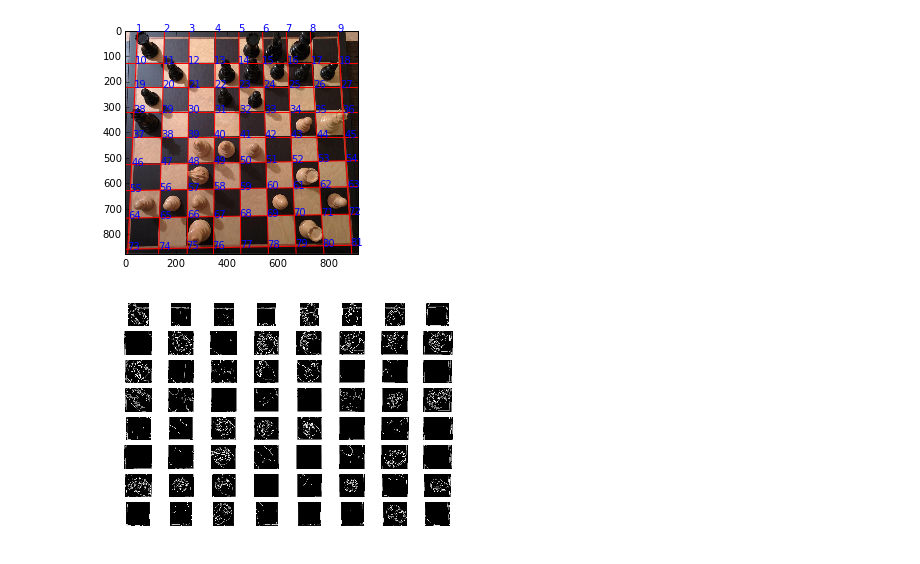
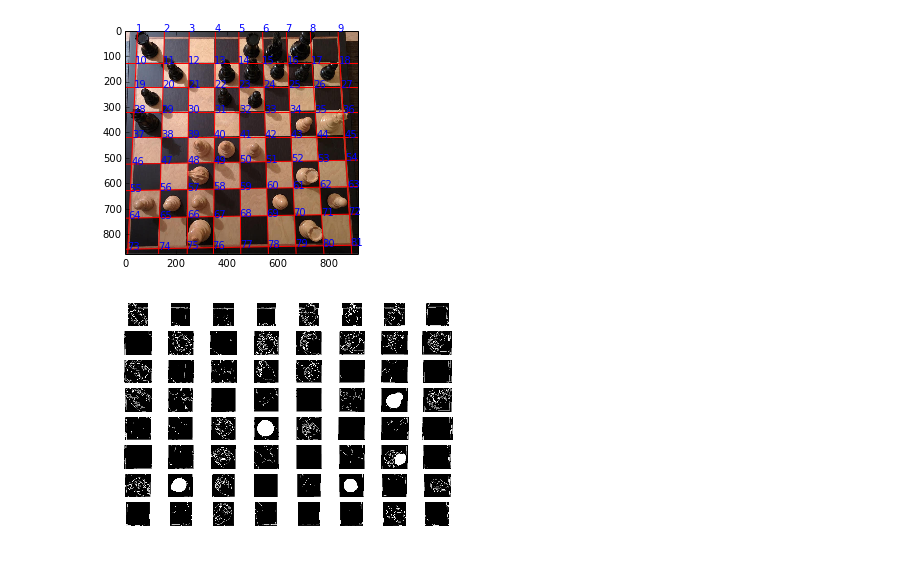
Before and after one commit to superwhoopy/chessreader, a Jupyter notebook: imgprocessor/chess_vision_experiments.ipynb, the cells around one changed output. Saved outputs shown, nothing was run; the diff lists cells and outputs as text; code cells hidden in the pictures.

```diff
--- a/imgprocessor/chess_vision_experiments.ipynb
+++ b/imgprocessor/chess_vision_experiments.ipynb
@@ -21,10 +27,11 @@ plt.show()
 # %% [output]
 [figure]
 # %%
+# play around with different transformations
 img_hsv = color.convert_colorspace(image, 'RGB', 'HSV')
 image_hue = img_hsv[:,:,1]
 image_blue = image[:,:,2]
-image_gray = color.rgb2gray(image)
+image_gray = exposure.equalize_hist(color.rgb2gray(image))
 image_canny = feature.canny(image_gray, 2)
 plt.imshow(image_canny, cmap=plt.cm.gray)
 plt.plot()
@@ -86,43 +94,39 @@ plt.plot()
 [figure]
 # %%
 # return a numpy array where each entry is the image of a square
+
 def find_squares(edges):
-    edges_matrix = np.zeros((9,9), dtype=(float,2))
     images_matrix = np.empty((8,8), dtype=object)
-    for i,edge in enumerate(edges): # probably equivalent to some smart reshape
-        edges_matrix[math.floor(i/9), i % 9] = edge
-
+    edges_matrix = np.reshape(edges, (9,9,2))
     for i in range(8):
         for j in range(8):
             top_left = edges_matrix[i][j]
             bottom_right = edges_matrix[i+1][j+1]
             square_image = image[math.floor(top_left[1]):math.ceil(bottom_right[1]), math.floor(top_left[0]):math.ceil(bottom_right[0])]
             images_matrix[i,j] = square_image
     return images_matrix
 
 def print_all_squares(squares):
     fig, axes = plt.subplots(nrows=8, ncols=8)
     for i in range(8):
         for j in range(8):
             axes[i][j].imshow(squares[i,j], cmap=plt.cm.gray)
             axes[i][j].axis('off')
     plt.plot()
 
 squares = find_squares(edges)
-# print_all_squares(squares)
 
 # perform canny edge detection on each square
-img_matrix = np.empty((8,8), dtype=object)
-for i in range(8):
-    for j in range(8):
-        img = squares[i,j]
-        img_gray = color.rgb2gray(img)
-        img_canny = feature.canny(img_gray, 0.5)
-        img_matrix[i,j] = img_canny
+def make_binary_image(img):
+    img_gray = color.rgb2gray(img)
+    img_canny = feature.canny(img_gray, 0.5)
+    return ndi.binary_fill_holes(img_canny)
+make_binary_image = np.vectorize(make_binary_image, otypes=[np.ndarray])
+img_matrix = make_binary_image(squares)
 
 print_all_squares(img_matrix)
 # %% [output]
-[figure, old version]
+[figure, new version]
 # %%
 # use a hard threshold on the proportion of white pixels in the canny-filtered images
 # to classify empty and occupied squares
```
Also changed, not shown: parts of 9 cells of this notebook.
